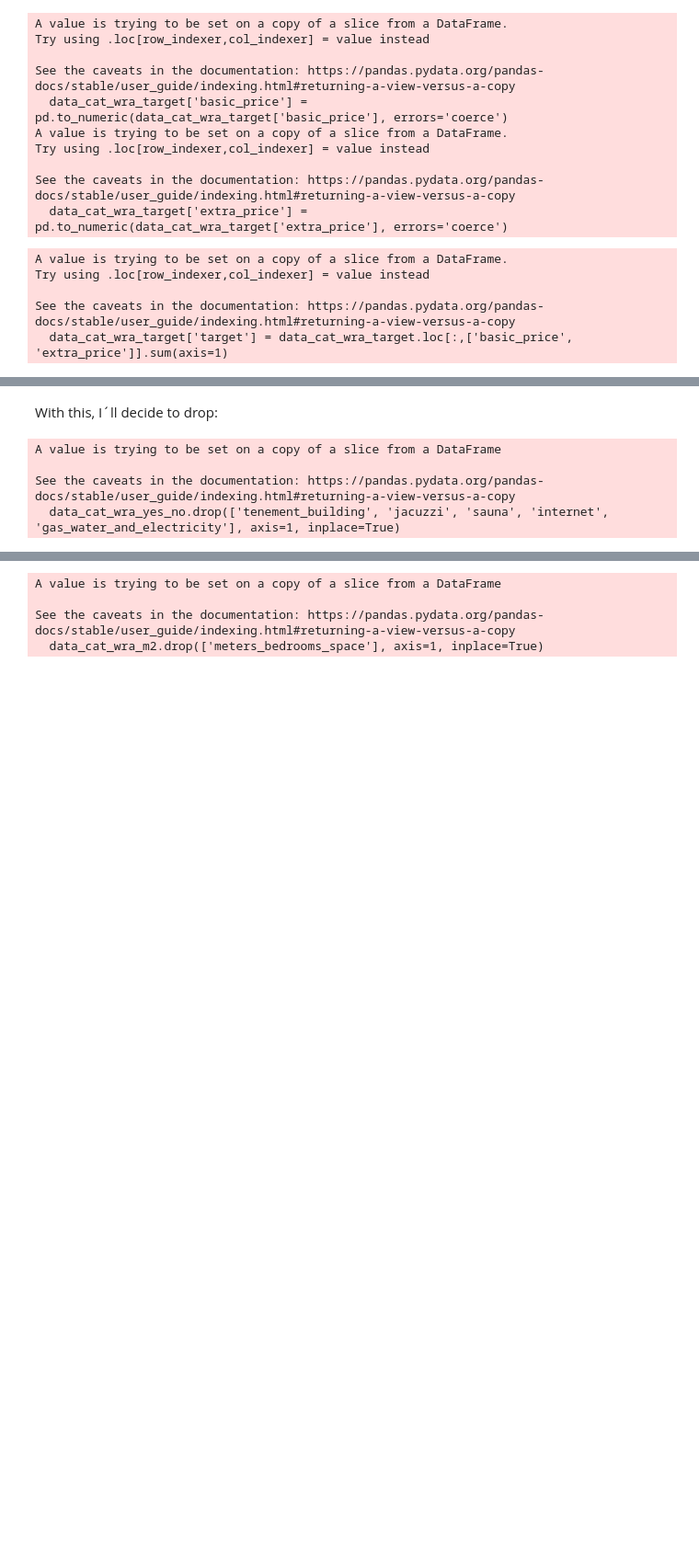
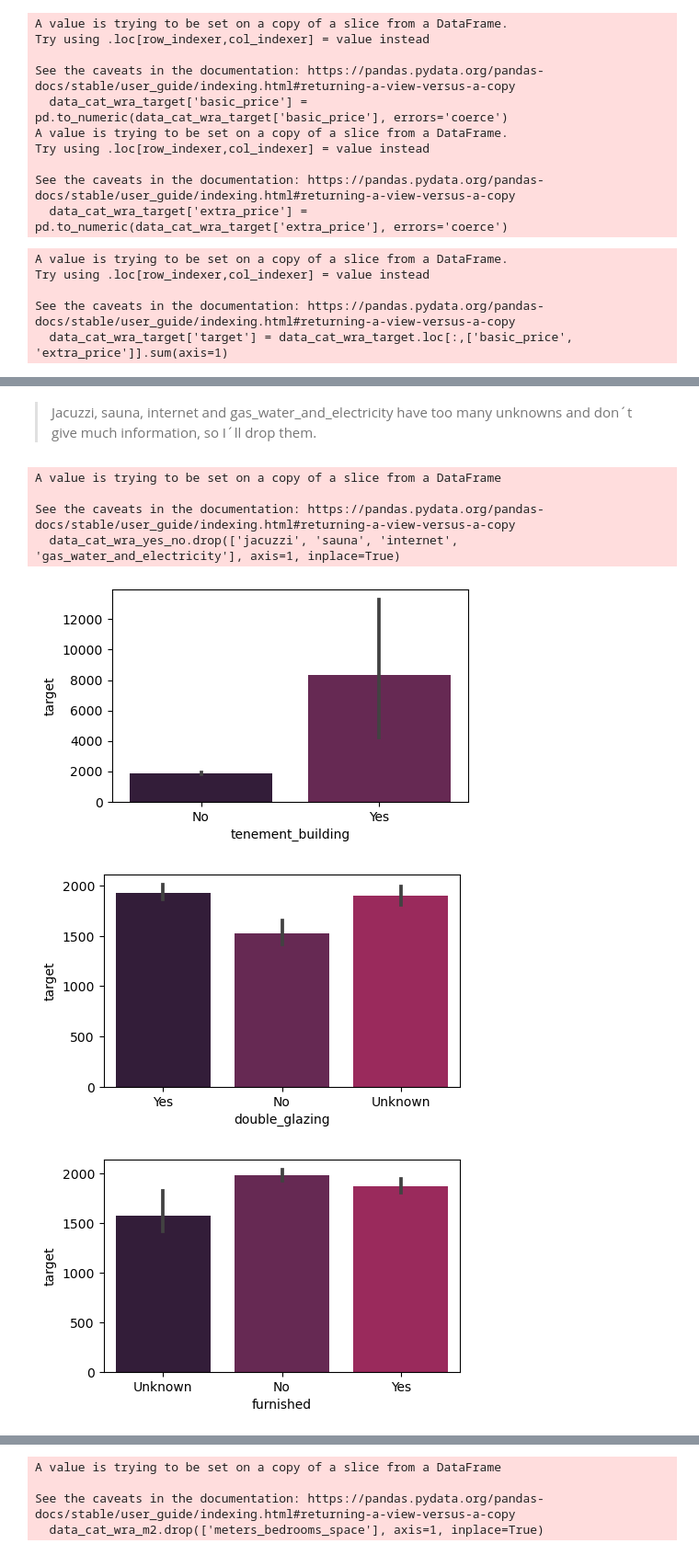
Before and after one commit to larahdm2/Mid-Bootcamp-Project, a Jupyter notebook: MBP-Rent-Brussels-Cleaning.ipynb, the cells around one changed output, grey strips where cells are left out. Shown: that part at 92% size. Drawn from its saved outputs; the diff is of its cells as text; code cells hidden in the pictures; blank space fills up the shorter version.

```diff
--- a/MBP-Rent-Brussels-Cleaning.ipynb
+++ b/MBP-Rent-Brussels-Cleaning.ipynb
@@ -665,12 +671,12 @@ countplot(data_cat_wra_yes_no.drop(['id'], axis=1))
-# %% [markdown]
-With this, I´ll decide to drop:
+# %% [markdown]
+> Jacuzzi, sauna, internet and gas_water_and_electricity have too many unknowns and don´t give much information, so I´ll drop them.
 # %%
-data_cat_wra_yes_no.drop(['tenement_building', 'jacuzzi', 'sauna', 'internet', 'gas_water_and_electricity'], axis=1, inplace=True)
+data_cat_wra_yes_no.drop(['jacuzzi', 'sauna', 'internet', 'gas_water_and_electricity'], axis=1, inplace=True)
 # %% [output]
 A value is trying to be set on a copy of a slice from a DataFrame
 
 See the caveats in the documentation: https://pandas.pydata.org/pandas-docs/stable/user_guide/indexing.html#returning-a-view-versus-a-copy
-  data_cat_wra_yes_no.drop(['tenement_building', 'jacuzzi', 'sauna', 'internet', 'gas_water_and_electricity'], axis=1, inplace=True)
+  data_cat_wra_yes_no.drop(['jacuzzi', 'sauna', 'internet', 'gas_water_and_electricity'], axis=1, inplace=True)
 # %%
 def barplot(df):
     for column in df.columns:
@@ -679,4 +685,8 @@ def barplot(df):
         plt.show()
     return None
 # %%
-# barplot(data_cat_wra_yes_no.drop(['id'], axis=1))
+barplot(data_cat_wra_yes_no.drop(['id'], axis=1))
+# %% [output]
+[figure, added]
+[figure, added]
+[figure, added]
```
Also changed, not shown: parts of 265 cells of this notebook, 12 other files.
